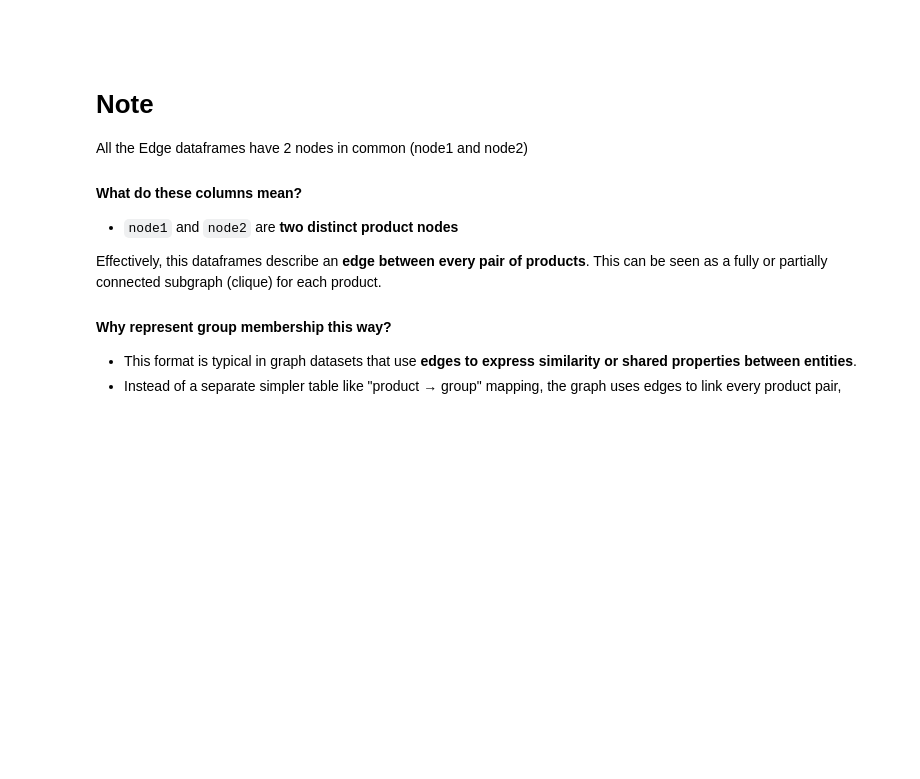
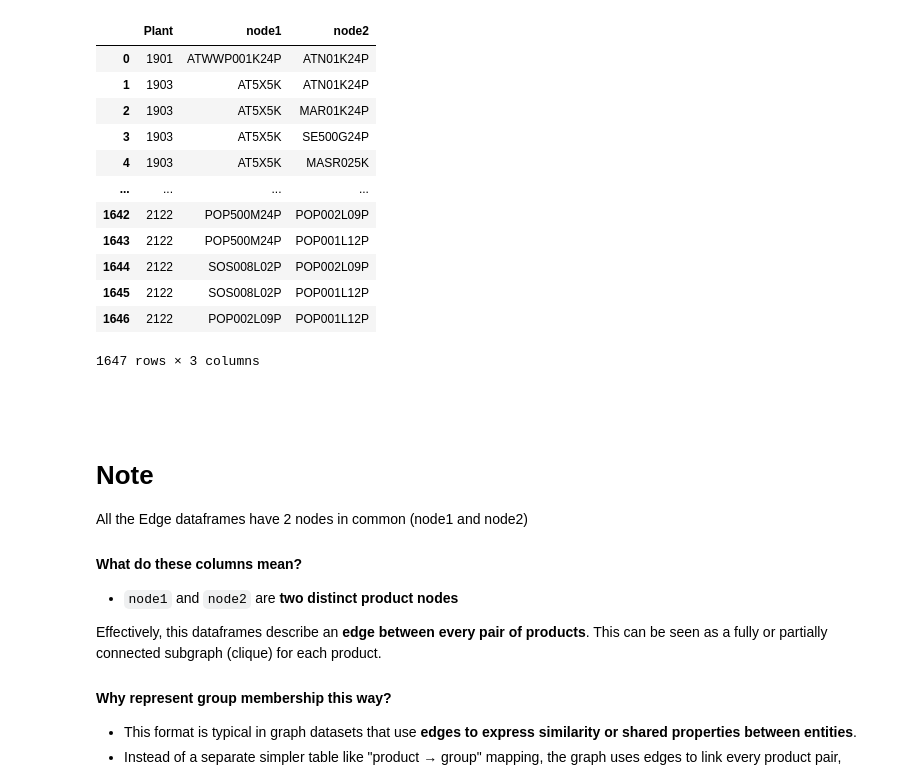
Before and after one commit to iman-xosseini/knowledge_graph_project, a Jupyter notebook: notebooks/data_analysis_18-11-2025.ipynb, the cells around one changed output. Drawn from its saved outputs; the diff is of its cells as text; code cells hidden in the pictures; blank space fills up the shorter version.

```diff
--- a/notebooks/data_analysis_18-11-2025.ipynb
+++ b/notebooks/data_analysis_18-11-2025.ipynb
@@ -29,0 +367,16 @@ df_sales_order = pd.read_csv("../data/SupplyGraph/Temporal Data/Unit/Sales Order
+# %%
+df_edges_plant
+# %% [output]
+|  | Plant | node1 | node2 |
+| 0 | 1901 | ATWWP001K24P | ATN01K24P |
+| 1 | 1903 | AT5X5K | ATN01K24P |
+| 2 | 1903 | AT5X5K | MAR01K24P |
+| 3 | 1903 | AT5X5K | SE500G24P |
+| 4 | 1903 | AT5X5K | MASR025K |
+| ... | ... | ... | ... |
+| 1642 | 2122 | POP500M24P | POP002L09P |
+| 1643 | 2122 | POP500M24P | POP001L12P |
+| 1644 | 2122 | SOS008L02P | POP002L09P |
+| 1645 | 2122 | SOS008L02P | POP001L12P |
+| 1646 | 2122 | POP002L09P | POP001L12P |
+1647 rows × 3 columns
```
Also changed, not shown: parts of 16 cells of this notebook, 15 other files.
